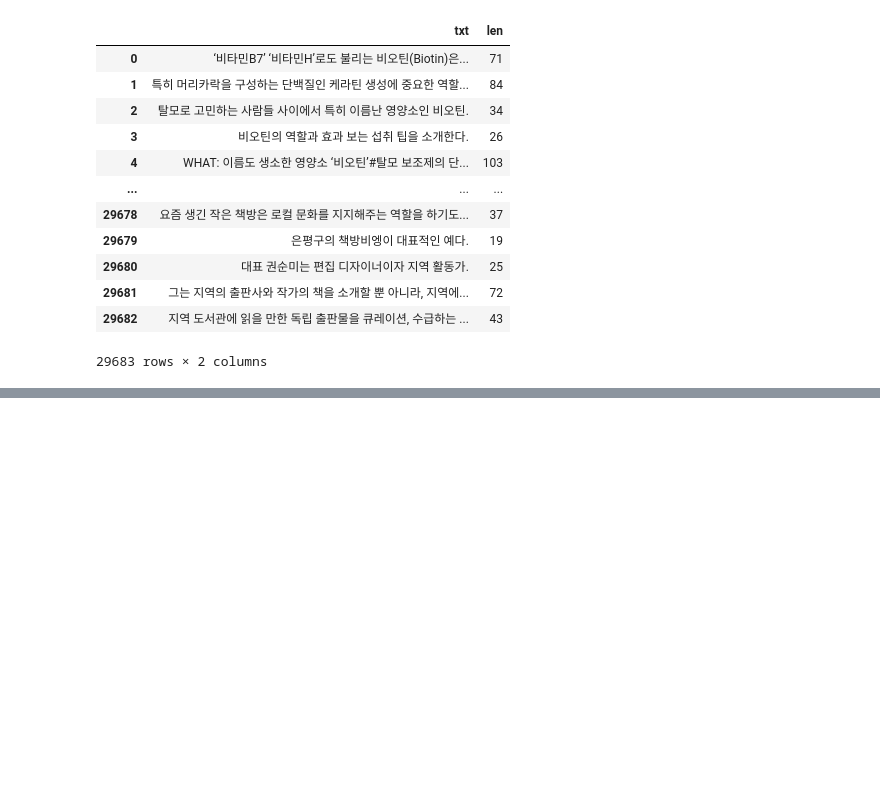
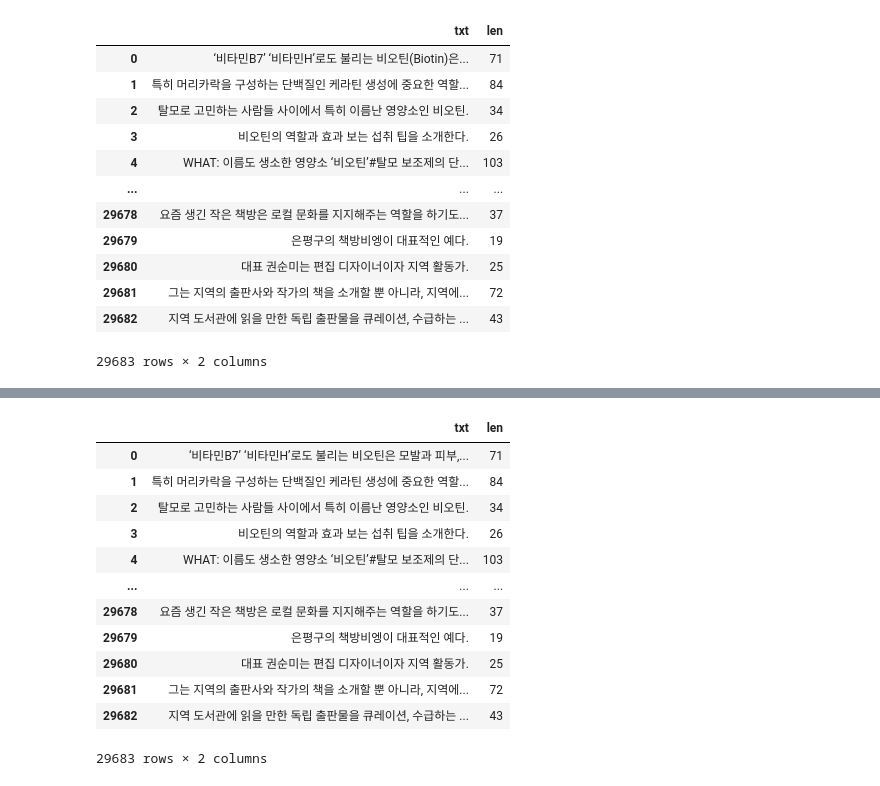
Before and after one commit to dahlia52/Future-Finance-A.I.-Challenge, a Jupyter notebook: Data preprocessing/KB골든라이프_문장분리_전처리.ipynb, the cells around one changed output, grey strips where cells are left out. Saved outputs shown, nothing was run; the diff lists cells and outputs as text; code cells hidden in the pictures; blank space fills up the shorter version.

```diff
--- a/Data preprocessing/KB골든라이프_문장분리_전처리.ipynb
+++ b/Data preprocessing/KB골든라이프_문장분리_전처리.ipynb
@@ -209,0 +214,11 @@ txt_df
+# %%
+# 괄호와 그 안에 있는 텍스트를 제거합니다.
+def remove_text_inside_parentheses(input_string):
+    input_string = str(input_string)
+    cleaned_string = re.sub(r'\([^)]*\)', '', input_string)
+
+    return cleaned_string
+# %%
+import re
+txt_df['txt'] = txt_df['txt'].apply(lambda x : remove_text_inside_parentheses(x))
+txt_df['txt']
@@ -210 +238,17 @@ txt_df
+# %%
+txt_df
+# %% [output]
+|  | txt | len |
+| 0 | ‘비타민B7’ ‘비타민H’로도 불리는 비오틴은 모발과 피부,... | 71 |
+| 1 | 특히 머리카락을 구성하는 단백질인 케라틴 생성에 중요한 역할... | 84 |
+| 2 | 탈모로 고민하는 사람들 사이에서 특히 이름난 영양소인 비오틴. | 34 |
+| 3 | 비오틴의 역할과 효과 보는 섭취 팁을 소개한다. | 26 |
+| 4 | WHAT: 이름도 생소한 영양소 ‘비오틴’#탈모 보조제의 단... | 103 |
+| ... | ... | ... |
+| 29678 | 요즘 생긴 작은 책방은 로컬 문화를 지지해주는 역할을 하기도... | 37 |
+| 29679 | 은평구의 책방비엥이 대표적인 예다. | 19 |
+| 29680 | 대표 권순미는 편집 디자이너이자 지역 활동가. | 25 |
+| 29681 | 그는 지역의 출판사와 작가의 책을 소개할 뿐 아니라, 지역에... | 72 |
+| 29682 | 지역 도서관에 읽을 만한 독립 출판물을 큐레이션, 수급하는 ... | 43 |
+29683 rows × 2 columns
 # %%
```
Also changed, not shown: parts of 5 cells of this notebook.
